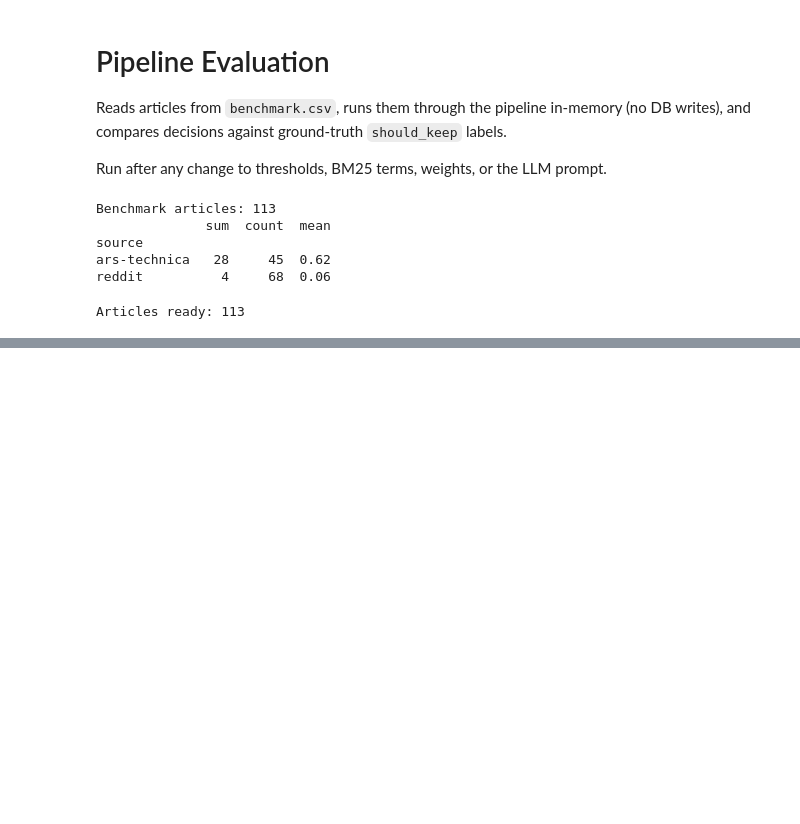
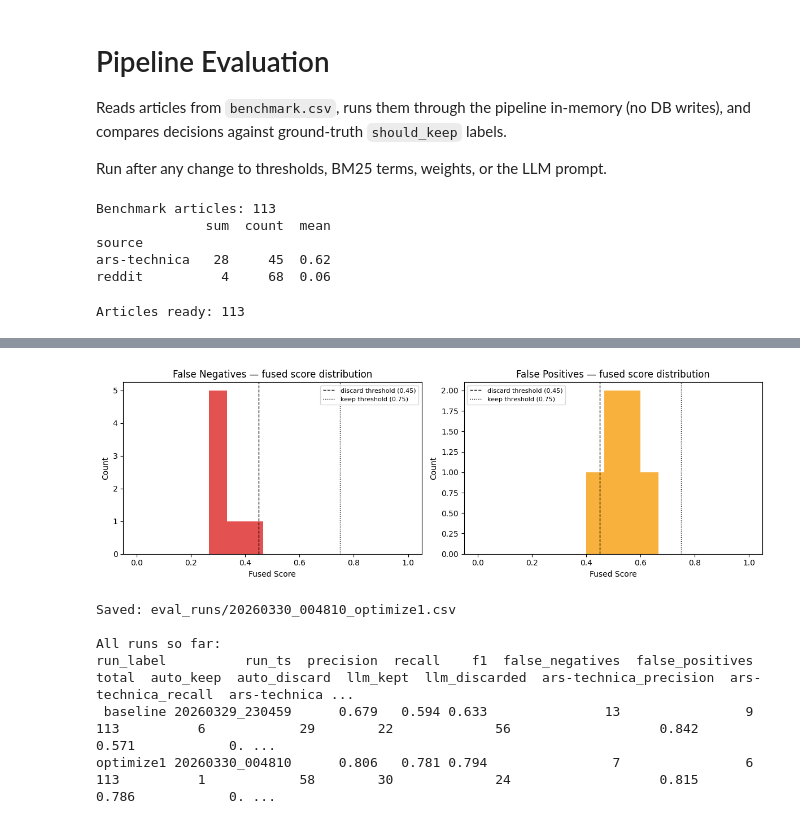
Before and after one commit to qing-dai/IT-assistant, a Jupyter notebook: analysis/evaluate.ipynb, the cells around one changed output, grey strips where cells are left out. Drawn from its saved outputs; the diff is of its cells as text; code cells hidden in the pictures; blank space fills up the shorter version.

```diff
--- a/analysis/evaluate.ipynb
+++ b/analysis/evaluate.ipynb
@@ -17,17 +17,17 @@ from dotenv import load_dotenv
 
 load_dotenv()
 
-sys.path.insert(0, '.')
+sys.path.insert(0, '..')
 
-from app import NewsTriageService
+from services.ingest_service import IngestService
 from models import NewsEntry
 
-BENCHMARK_PATH = 'benchmark.csv'
+BENCHMARK_PATH = '../data/benchmark.csv'
 EVAL_DIR       = Path('eval_runs')
 EVAL_DIR.mkdir(exist_ok=True)
 
 # Label this run — change to describe what you changed
-RUN_LABEL = 'baseline'  # e.g. 'add_bm25_terms', 'lower_discard_threshold'
+RUN_LABEL = 'optimize1'  # e.g. 'add_bm25_terms', 'lower_discard_threshold'
 # %%
 # Load benchmark ground truth
 benchmark = pd.read_csv(BENCHMARK_PATH)
@@ -57,7 +57,7 @@ print(f'Articles ready: {len(articles)}')
 Articles ready: 113
 # %%
 # Run pipeline in-memory — no DB writes
-service = NewsTriageService()
+service = IngestService()
 run_id  = str(uuid.uuid4())
 
 print('Running pipeline (LLM calls will take a few minutes)...')
@@ -124,11 +125,3 @@ print(pd.DataFrame(cm,
-# %%
-# Metrics by source
-for src, grp in df.groupby('source'):
-    yt = grp['should_keep'].astype(int)
-    yp = grp['pipeline_keep'].astype(int)
-    print(f"{src:20}  precision={precision_score(yt,yp,zero_division=0):.2f}  "
-          f"recall={recall_score(yt,yp,zero_division=0):.2f}  "
-          f"f1={f1_score(yt,yp,zero_division=0):.2f}  n={len(grp)}")
 # %%
 # False negatives — should keep, pipeline discarded
 fn = df[(df['should_keep']) & (~df['pipeline_keep'])].sort_values('fused_score', ascending=False)
@@ -153,36 +165,58 @@ for ax, data, label, color in [
     ax.axvline(0.45, color='black', linestyle='--', linewidth=1, label='discard threshold (0.45)')
     ax.axvline(0.75, color='black', linestyle=':',  linewidth=1, label='keep threshold (0.75)')
     ax.set_title(f'{label} — fused score distribution')
     ax.set_xlabel('Fused Score')
     ax.set_ylabel('Count')
     ax.legend(fontsize=8)
 plt.tight_layout()
 plt.show()
 
 # Save this run to eval_runs/
 ts       = datetime.now().strftime('%Y%m%d_%H%M%S')
 out_path = EVAL_DIR / f'{ts}_{RUN_LABEL}.csv'
 df['run_label'] = RUN_LABEL
 df['run_ts']    = ts
 df.to_csv(out_path, index=False)
 print(f'Saved: {out_path}')
 
+# Per-source metrics
+source_metrics = {}
+for src, grp in df.groupby('source'):
+    yt = grp['should_keep'].astype(int)
+    yp = grp['pipeline_keep'].astype(int)
+    source_metrics[f'{src}_precision'] = round(precision_score(yt, yp, zero_division=0), 3)
+    source_metrics[f'{src}_recall']    = round(recall_score(yt, yp, zero_division=0), 3)
+    source_metrics[f'{src}_f1']        = round(f1_score(yt, yp, zero_division=0), 3)
+
 # Summary row for easy comparison across runs
 summary = {
-    'run_label': RUN_LABEL,
-    'run_ts':    ts,
-    'precision': round(precision, 3),
-    'recall':    round(recall, 3),
-    'f1':        round(f1, 3),
+    'run_label':       RUN_LABEL,
+    'run_ts':          ts,
+    'precision':       round(precision, 3),
+    'recall':          round(recall, 3),
+    'f1':              round(f1, 3),
     'false_negatives': len(fn),
     'false_positives': len(fp),
-    'total': len(df),
+    'auto_keep':       int((df['decision_source'] == 'auto_keep').sum()),
+    'auto_discard':    int((df['decision_source'] == 'auto_discard').sum()),
+    'llm_kept':        int(((df['decision_source'] == 'llm_judge') & df['pipeline_keep']).sum()),
+    'llm_discarded':   int(((df['decision_source'] == 'llm_judge') & ~df['pipeline_keep']).sum()),
+    'total':           len(df),
+    **source_metrics,
 }
 summary_path = EVAL_DIR / 'summary.csv'
 summary_df   = pd.DataFrame([summary])
 if summary_path.exists():
     summary_df = pd.concat([pd.read_csv(summary_path), summary_df], ignore_index=True)
 summary_df.to_csv(summary_path, index=False)
 print()
 print('All runs so far:')
 print(summary_df.to_string(index=False))
+# %% [output]
+[figure, added]
+Saved: eval_runs/20260330_004810_optimize1.csv
+
+All runs so far:
+run_label          run_ts  precision  recall    f1  false_negatives  false_positives  total  auto_keep  auto_discard  llm_kept  llm_discarded  ars-technica_precision  ars-technica_recall  ars-technica ...
+ baseline 20260329_230459      0.679   0.594 0.633               13                9    113          6            29        22             56                   0.842                0.571            0. ...
+optimize1 20260330_004810      0.806   0.781 0.794                7                6    113          1            58        30             24                   0.815                0.786            0. ...
```
Also changed, not shown: parts of 6 cells of this notebook, 15 other files.
